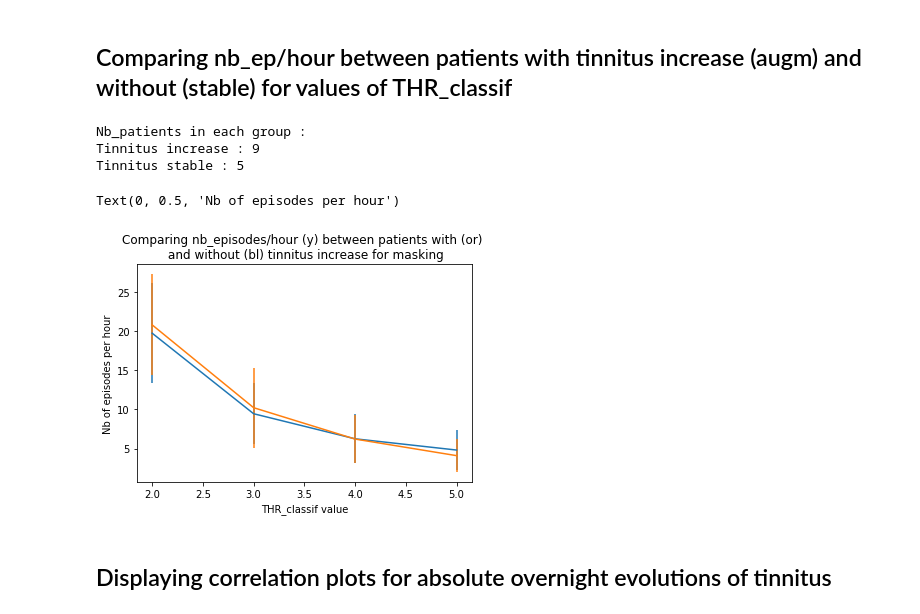
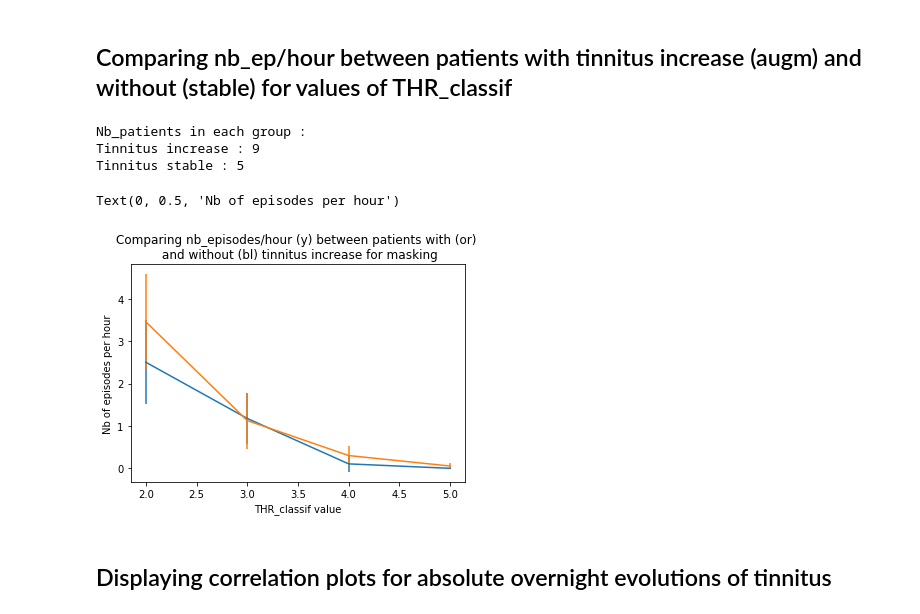
Before and after one commit to lkorczowski/Tinnitus-n-Sleep, a Jupyter notebook: notebooks/Bruxism_Inter_subject_analysis.ipynb, the cells around one changed output. Drawn from its saved outputs; the diff is of its cells as text; code cells hidden in the pictures.

```diff
--- a/notebooks/Bruxism_Inter_subject_analysis.ipynb
+++ b/notebooks/Bruxism_Inter_subject_analysis.ipynb
@@ -140,7 +140,8 @@ for elm in results.keys():
         #print (elm)
         l_ep_h=[]
         for ep in results[elm]["reports"]:
-            l_ep_h.append(ep["Number of episodes per hour"])
+            print(ep.keys())
+            l_ep_h.append(ep["Number of phasic episodes per hour"])
 
         get_scores.append([elm.split(os.path.sep)[-1], l_ep_h])
 print(len(get_scores))
@@ -181,7 +197,8 @@ to_suppress=["Schmidtlin_nuit_2_dec_3to0to4.edf", "SCHMIDTLIN_nuit_5_dec_OD__0to
             '1PT06_nuit_son.edf',
              '1RA17_nuit_son.edf',
              '1SA14_nuit_son.edf',
-            '1ZN04_nuit_son.edf']
+            '1ZN04_nuit_son.edf'
+             ]
 #Jutification : "Schmidtlin_nuit_2_dec_3to0to4.edf", "SCHMIDTLIN_nuit_1_dec_OD__0to0.edf",
 # "SCHMIDTLIN_nuit_3_dec_OD__4to0to2.edf" : compromised data
 # 1MA16_nuit_hab : patient awake all night
@@ -216,34 +233,34 @@ for elm in evol_masking:
                     stable[j].append(get_scores[i][1][j])
 
 #Calculating mean and standard deviation for all THR_classif values
 augm_m=[]
 augm_std=[]
 stable_m=[]
 stable_std=[]
 for elm in augm:
     augm_m.append(np.mean(elm))
     augm_std.append(np.std(elm))
 for elm in stable:
     stable_m.append(np.mean(elm))
     stable_std.append(np.std(elm))
 
 print("Nb_patients in each group : ")
 print("Tinnitus increase : " + str(len(augm[0])))
 print("Tinnitus stable : " + str(len(stable[0])))
 
 #Displaying
 plt.figure()
 plt.errorbar([i+2 for i in range(len(THR_classif))],stable_m, stable_std)
 plt.errorbar([i+2 for i in range(len(THR_classif))], augm_m, augm_std)
 plt.title("Comparing nb_episodes/hour (y) between patients with (or) \n and without (bl) tinnitus increase for masking" )
 plt.xlabel('THR_classif value')
 plt.ylabel('Nb of episodes per hour')
 # %% [output]
 Nb_patients in each group :
 Tinnitus increase : 9
 Tinnitus stable : 5
 Text(0, 0.5, 'Nb of episodes per hour')
-[figure, old version]
+[figure, new version]
 # %% [markdown]
 ## Displaying correlation plots for absolute overnight evolutions of tinnitus
 # %%
```
Also changed, not shown: parts of 14 cells of this notebook, 2 other files.
